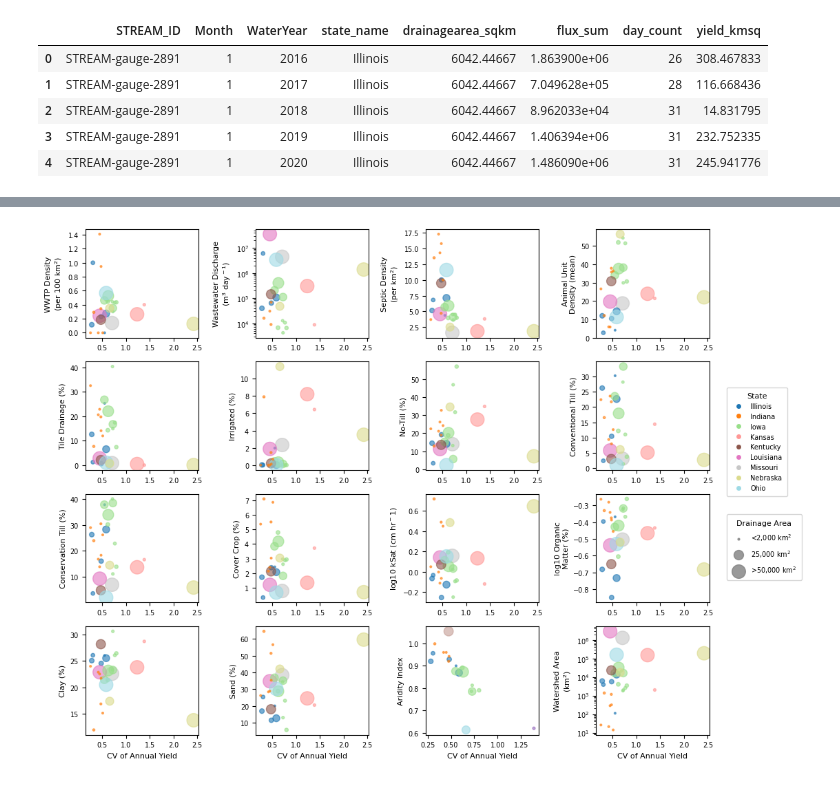
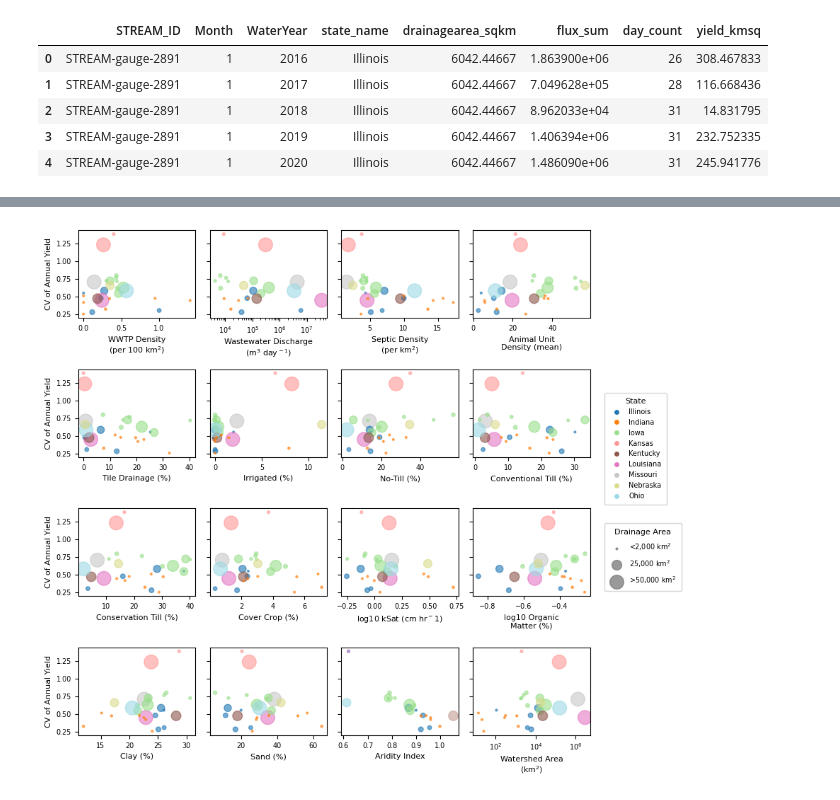
Before and after one commit to danykakbyrnes/STREAM_seasonality, a Jupyter notebook: spatial_data_exploration.ipynb, the cells around one changed output, grey strips where cells are left out. Drawn from its saved outputs; the diff is of its cells as text; code cells hidden in the pictures.

```diff
--- a/spatial_data_exploration.ipynb
+++ b/spatial_data_exploration.ipynb
@@ -65,6 +60,7 @@ site_annual_loads.head()
 # %%
 # Aggregating the annual values to mean values for the watershed. Only keep the ones that have full (>365 days?) records.
-site_agg_loads = (site_annual_loads[site_annual_loads['day_count'] >= 365]
+num_days_min = 200
+site_agg_loads = (site_annual_loads[site_annual_loads['day_count'] >= num_days_min]
                   .groupby('STREAM_ID')[['state_name', 'drainagearea_sqkm', 'flux_sum', 'yield_kmsq']]
                   .agg(state_name = ('state_name', 'first'),
                       drainagearea_sqkm = ('drainagearea_sqkm', 'first'),
@@ -555,6 +477,11 @@ print(site_monthly_loads.shape)
 cv = {}
 for site in MAIN_SITES:
     monthly_loads = site_monthly_loads[site_monthly_loads['STREAM_ID'] == site]
+
+    # CV values across entire record
+    daily_load_site = load_data[load_data['STREAM_ID'] == site]
+    cv_daily_load_site = variation(daily_load_site['export_yield_kg_km2'], ddof=1)
+
 
     # Monthly CV values
     cv_by_month = monthly_loads.groupby('Month')['yield_kmsq'].agg(
@@ -577,6 +504,7 @@ for site in MAIN_SITES:
     cv[site] = {
         'state_name':  monthly_loads['state_name'].iloc[0],
         'drainagearea_sqkm':  monthly_loads['drainagearea_sqkm'].iloc[0],
+        'cv_daily': cv_daily_load_site,
         'cv_mth': cv_by_month,
         'cv_szn': cv_by_year,
         'cv_ann': cv_annual,
@@ -602,0 +553,18 @@ cv_annual_basinchar.head()
+# %%
+# ANNUAL CV (i.e. how variable is total delivery year-to-year?)
+# Pull cv_annual into a dataframe and merge
+cv_annual_df = pd.DataFrame({
+    'STREAM_ID': list(cv.keys()),
+    'state_name': [v['state_name'] for v in cv.values()],
+    'drainagearea_sqkm': [v['drainagearea_sqkm'] for v in cv.values()],
+    'cv_ann': [v['cv_ann'] for v in cv.values()]
+})
+
+cv_annual_basinchar = basin_characteristics.merge(cv_annual_df, on='STREAM_ID')
+
+# Merge with land use varaibles
+cv_annual_basincha_lu = cv_annual_basinchar.merge(
+    land_use, on="STREAM_ID", how="left", validate="one_to_one"
+)
+
+cv_annual_basincha_lu.head()
@@ -616,46 +591,46 @@ n = len(basin_chars)
 ncols = 4
 nrows = -(-n // ncols)
 
-fig, axes = plt.subplots(nrows, ncols, figsize=(10, nrows * 2), sharey=False)
+fig, axes = plt.subplots(nrows, ncols, figsize=(8, nrows * 2), sharex=False, sharey=True)
 ax = axes.flatten()
 
 for i, (col, label) in enumerate(basin_chars):
-    ax[i].scatter(cv_annual_basinchar['cv_ann'], cv_annual_basinchar[col],
+    ax[i].scatter(cv_annual_basinchar[col], cv_annual_basinchar['cv_ann'],
                   alpha=0.6, s=size, c=state_codes, cmap=cmap_states)
-    ax[i].set_ylabel(label, fontsize=8)
+    ax[i].set_xlabel(label, fontsize=8)
     ax[i].tick_params(labelsize=7)
     if col in ('area_km2', 'waste_dis_total_m3_d'):
-        ax[i].set_yscale('log')
-    if i >= n - ncols:
-        ax[i].set_xlabel("CV of Annual Yield", fontsize=8)
-    #ax[i].set_xlim([0,1.5])
+        ax[i].set_xscale('log')
+    if i % ncols == 0:
+        ax[i].set_ylabel("CV of Annual Yield", fontsize=8)
+    #ax[i].set_ylim([0,1.5])
 for j in range(n, len(ax)):
     ax[j].set_visible(False)
 
 legend_handles_size = [
     plt.scatter([], [], s=s, color='grey', alpha=0.8, label=label)
     for s, label in zip(legend_sizes, legend_labels)
 ]
 
 legend_handles_colour = [
     Line2D([0], [0], marker='o', color='w', markerfacecolor=cmap_states(norm(i)),
            markersize=6, label=state)
     for i, state in enumerate(unique_states)
 ]
 
 fig.legend(handles=legend_handles_size, title='Drainage Area',
            loc='upper left', ncol=1, fontsize=7, title_fontsize=8,
            bbox_to_anchor=(1, 0.47), labelspacing=0.9, borderpad=0.8)
 
 fig.legend(handles=legend_handles_colour, title='State',
            loc='upper left', ncol=1, fontsize=7, title_fontsize=8,
            bbox_to_anchor=(1, 0.7), borderpad=0.75)
 
 plt.tight_layout()
 plt.savefig('../OUTPUT/2_spatial_patterns/cv_annual_watershed_properties_marker_area_state.png',
             dpi=600, bbox_inches='tight')
 # %% [output]
-[figure, old version]
+[figure, new version]
 # %%
 # Creating figure of CV monthly means
 marker_scale = 250
```
Also changed, not shown: parts of 27 cells of this notebook, 2 other files.
